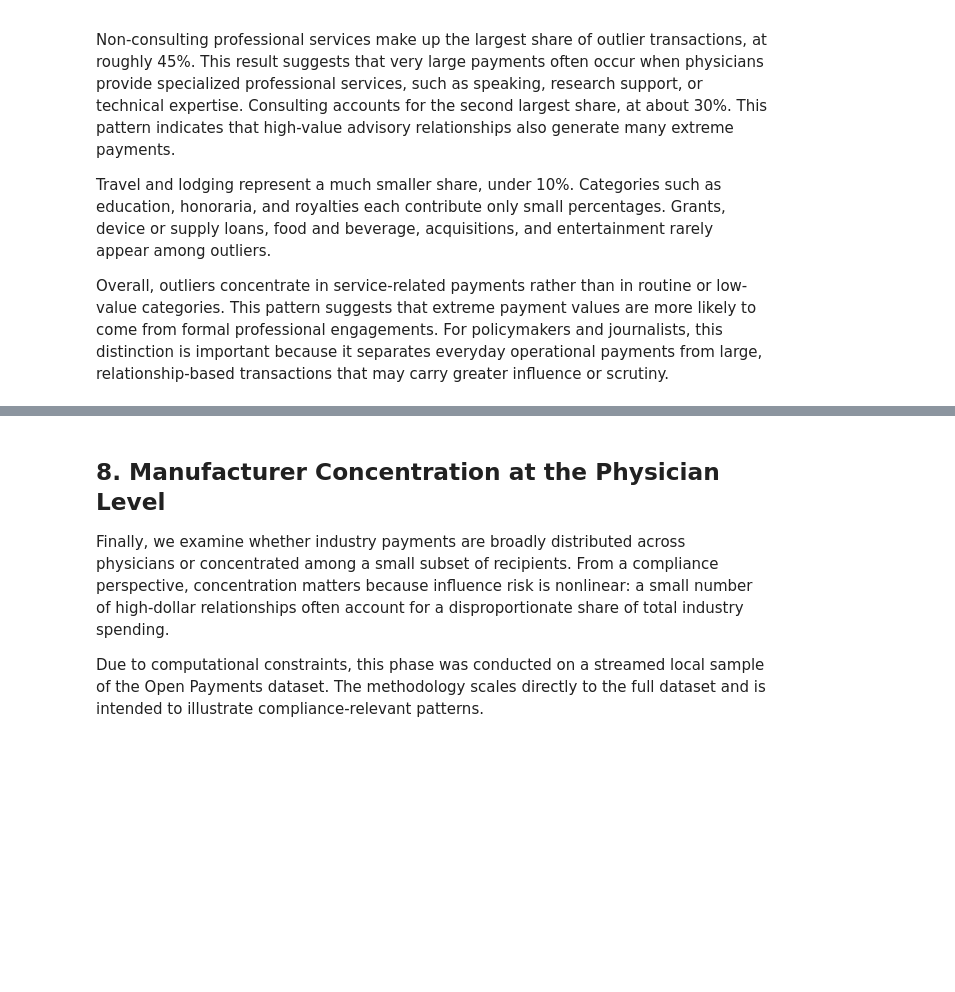
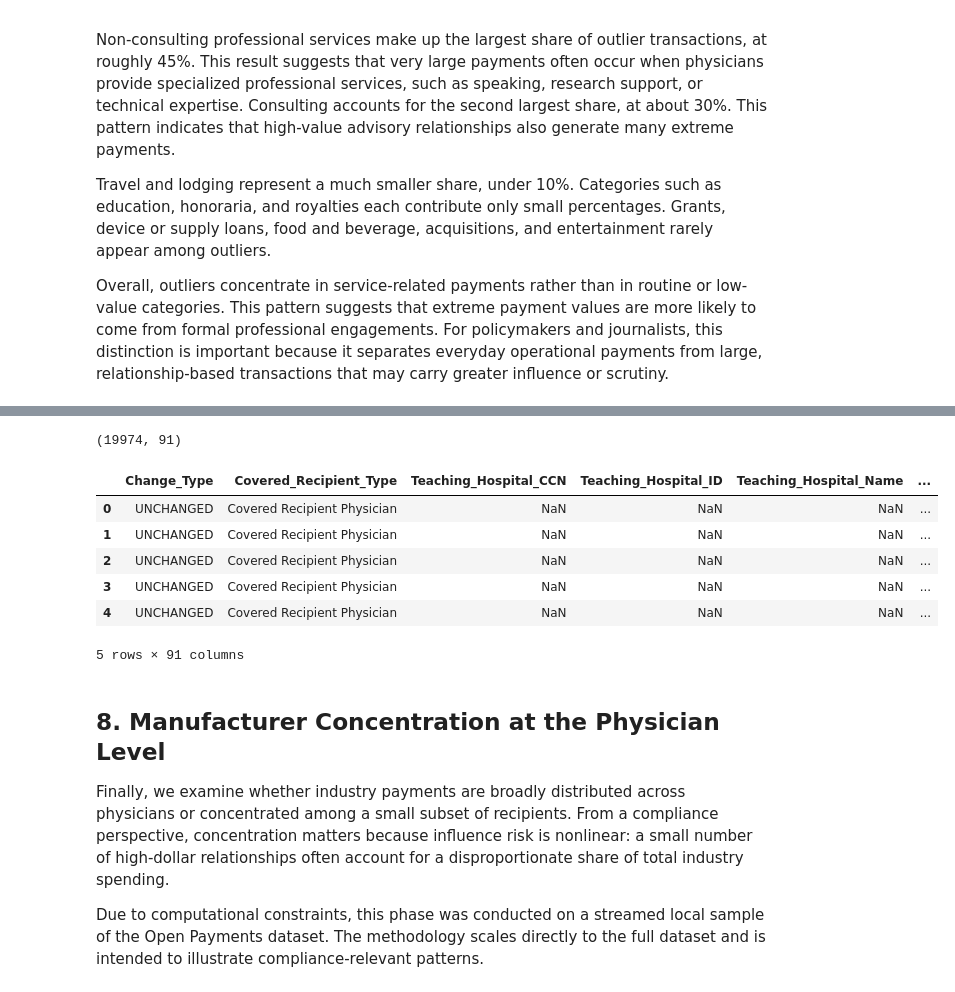
Before and after one commit to deyuz003/busn32120_midtermgroup18, a Jupyter notebook: analysis.ipynb, the cells around one changed output, grey strips where cells are left out. Drawn from its saved outputs; the diff is of its cells as text; code cells hidden in the pictures; blank space fills up the shorter version.

```diff
--- a/analysis.ipynb
+++ b/analysis.ipynb
@@ -563,7 +564,16 @@ print("Wrote:", sample_path)
 # %%
-df = pd.read_csv(sample_path, low_memory=False)
-print(df.shape)
-df.head()
+p4_df = pd.read_csv(sample_path, low_memory=False)
+print(p4_df.shape)
+p4_df.head()
+# %% [output]
+(19974, 91)
+|  | Change_Type | Covered_Recipient_Type | Teaching_Hospital_CCN | Teaching_Hospital_ID | Teaching_Hospital_Name | ... |
+| 0 | UNCHANGED | Covered Recipient Physician | NaN | NaN | NaN | ... |
+| 1 | UNCHANGED | Covered Recipient Physician | NaN | NaN | NaN | ... |
+| 2 | UNCHANGED | Covered Recipient Physician | NaN | NaN | NaN | ... |
+| 3 | UNCHANGED | Covered Recipient Physician | NaN | NaN | NaN | ... |
+| 4 | UNCHANGED | Covered Recipient Physician | NaN | NaN | NaN | ... |
+5 rows × 91 columns
 # %% [markdown]
 ## 8. Manufacturer Concentration at the Physician Level
 
```
Also changed, not shown: parts of 8 cells of this notebook, 1 other file.
